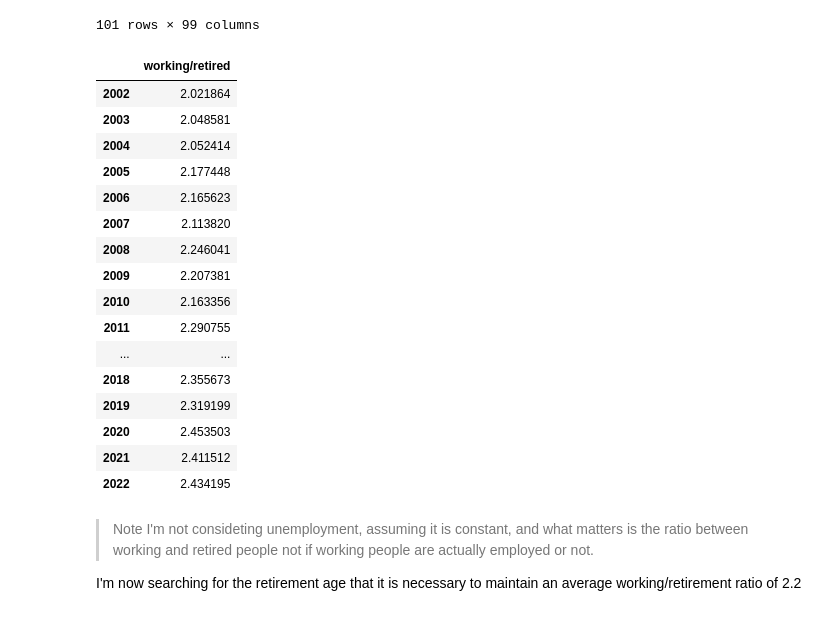
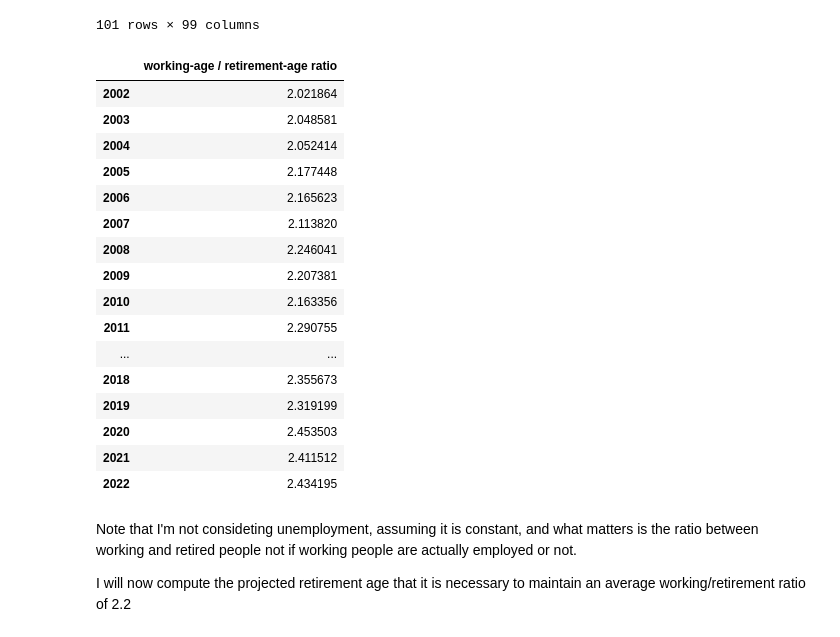
Before and after one commit to danieleongari/saturdaymorningdsprojects, a Jupyter notebook: 01_will_i_ever_retire_in_italy/4_sustainable_retirement_age.ipynb, the cells around one changed output. Saved outputs shown, nothing was run; the diff lists cells and outputs as text; code cells hidden in the pictures.

Commit message:
minor final revision for whole project 1

```diff
--- a/01_will_i_ever_retire_in_italy/4_sustainable_retirement_age.ipynb
+++ b/01_will_i_ever_retire_in_italy/4_sustainable_retirement_age.ipynb
@@ -32,20 +32,20 @@ dfpproj
 101 rows × 99 columns
 # %%
 # I'm making some assumptions on the average age of retirement and start working
-working_age = { y: 20 + 2*(y-2002)/(2022-2002) for y in range(2002,2022+1) } # Assumption: it was 20 in 2002 and it is 24 in 2022
+working_age = { y: 20 + 2*(y-2002)/(2022-2002) for y in range(2002,2022+1) } # Assumption: it was 20 in 2002 and it is 22 in 2022
 retirem_age = { y: 58 + 7*(y-2002)/(2022-2002) for y in range(2002,2022+1) } # Assumption: it was 58 in 2002 and it is 65 in 2022
 
 # ratio of people in working age over retired age
 wr_df = pd.DataFrame(index=range(2002,2022+1))
-wr_df["working/retired"] = np.nan
+wr_df["working-age / retirement-age ratio"] = np.nan
 for y in wr_df.index:
     wa = working_age[y]
     ra = retirem_age[y]
-    wr_df.loc[y, "working/retired"] = dfpproj.loc[wa:ra,y].sum() / dfpproj.loc[ra:,y].sum()
+    wr_df.loc[y, "working-age / retirement-age ratio"] = dfpproj.loc[wa:ra,y].sum() / dfpproj.loc[ra:,y].sum()
 
 wr_df
 # %% [output]
-|  | working/retired |
+|  | working-age / retirement-age ratio |
 | 2002 | 2.021864 |
 | 2003 | 2.048581 |
 | 2004 | 2.052414 |
@@ -63,8 +63,8 @@ wr_df
 | 2021 | 2.411512 |
 | 2022 | 2.434195 |
 # %% [markdown]
-> Note I'm not consideting unemployment, assuming it is constant, and what matters is the ratio between working and retired people not if working people are actually employed or not.
+Note that I'm not consideting unemployment, assuming it is constant, and what matters is the ratio between working and retired people not if working people are actually employed or not.
 
-I'm now searching for the retirement age that it is necessary to maintain an average working/retirement ratio of 2.2
+I will now compute the projected retirement age that it is necessary to maintain an average working/retirement ratio of 2.2
 # %%
 wr_ratio = 2.2
```
Also changed, not shown: parts of 4 cells of this notebook, 1 other file.
